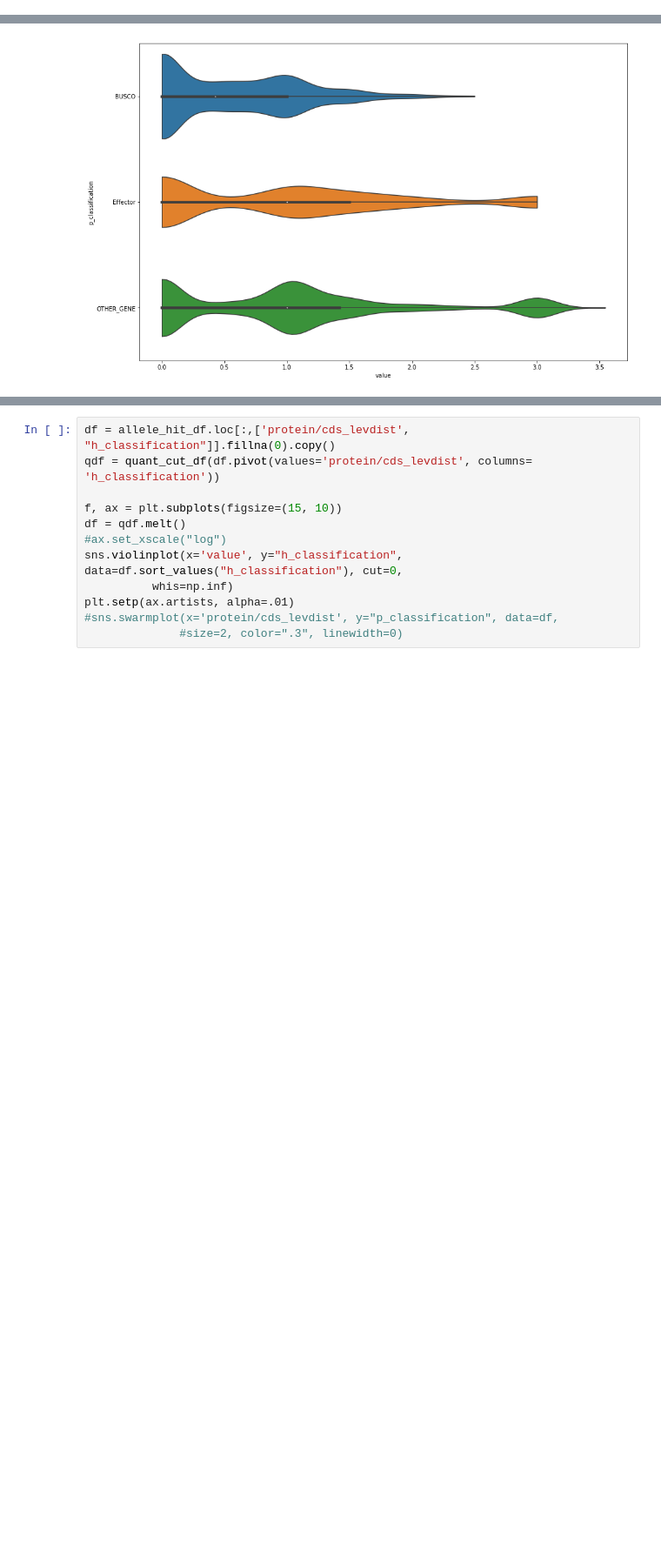
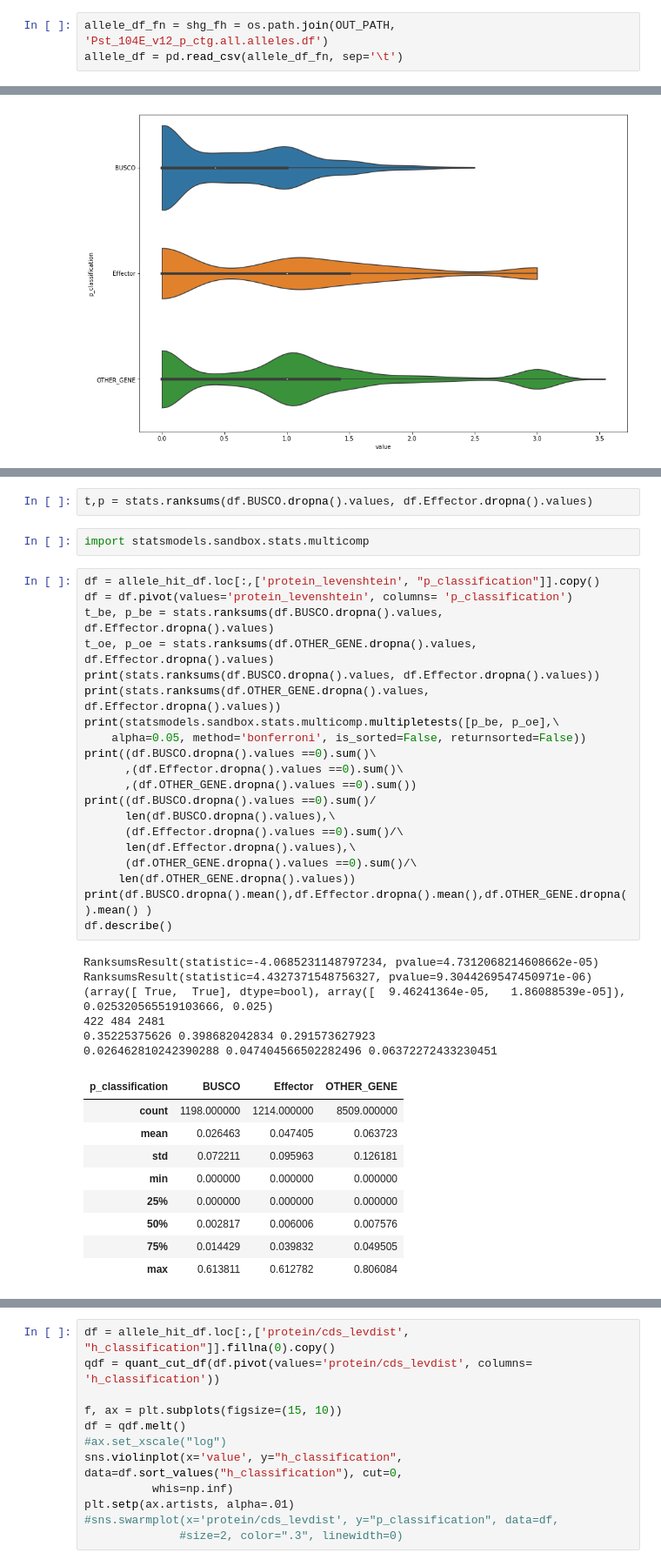
Before and after one commit to BenjaminSchwessinger/Pst_104E_analysis, a Jupyter notebook: Pst_104E_v12_post_allele_analysis_v02.ipynb, the cells around one changed output, grey strips where cells are left out. Shown at 87% size. Saved outputs shown, nothing was run; the diff lists cells and outputs as text; blank space fills up the shorter version.

Commit message:
for the post allele analysis we added some more tests levenhstein, and vdn00 distances between allele pairs including multiple testing corrections now

```diff
--- a/Pst_104E_v12_post_allele_analysis_v02.ipynb
+++ b/Pst_104E_v12_post_allele_analysis_v02.ipynb
@@ -1124,3 +1146,6 @@ allele_df.to_csv(allele_df_fn, sep='\t', index=None)
+# %%
+allele_df_fn = shg_fh = os.path.join(OUT_PATH, 'Pst_104E_v12_p_ctg.all.alleles.df')
+allele_df = pd.read_csv(allele_df_fn, sep='\t')
 # %%
 #now fuse the important columns to the allele blast dataframe
 allele_blast_df['folder'] = allele_blast_df['Query'] + '_' + allele_blast_df['Target']
@@ -1191,0 +1230,40 @@ plt.setp(ax.artists, alpha=.01)
+# %%
+t,p = stats.ranksums(df.BUSCO.dropna().values, df.Effector.dropna().values)
+# %%
+import statsmodels.sandbox.stats.multicomp
+# %%
+df = allele_hit_df.loc[:,['protein_levenshtein', "p_classification"]].copy()
+df = df.pivot(values='protein_levenshtein', columns= 'p_classification')
+t_be, p_be = stats.ranksums(df.BUSCO.dropna().values, df.Effector.dropna().values)
+t_oe, p_oe = stats.ranksums(df.OTHER_GENE.dropna().values, df.Effector.dropna().values)
+print(stats.ranksums(df.BUSCO.dropna().values, df.Effector.dropna().values))
+print(stats.ranksums(df.OTHER_GENE.dropna().values, df.Effector.dropna().values))
+print(statsmodels.sandbox.stats.multicomp.multipletests([p_be, p_oe],\
+    alpha=0.05, method='bonferroni', is_sorted=False, returnsorted=False))
+print((df.BUSCO.dropna().values ==0).sum()\
+      ,(df.Effector.dropna().values ==0).sum()\
+      ,(df.OTHER_GENE.dropna().values ==0).sum())
+print((df.BUSCO.dropna().values ==0).sum()/
+      len(df.BUSCO.dropna().values),\
+      (df.Effector.dropna().values ==0).sum()/\
+      len(df.Effector.dropna().values),\
+      (df.OTHER_GENE.dropna().values ==0).sum()/\
+     len(df.OTHER_GENE.dropna().values))
+print(df.BUSCO.dropna().mean(),df.Effector.dropna().mean(),df.OTHER_GENE.dropna().mean() )
+df.describe()
+# %% [output]
+RanksumsResult(statistic=-4.0685231148797234, pvalue=4.7312068214608662e-05)
+RanksumsResult(statistic=4.4327371548756327, pvalue=9.3044269547450971e-06)
+(array([ True,  True], dtype=bool), array([  9.46241364e-05,   1.86088539e-05]), 0.025320565519103666, 0.025)
+422 484 2481
+0.35225375626 0.398682042834 0.291573627923
+0.026462810242390288 0.047404566502282496 0.06372272433230451
+| p_classification | BUSCO | Effector | OTHER_GENE |
+| count | 1198.000000 | 1214.000000 | 8509.000000 |
+| mean | 0.026463 | 0.047405 | 0.063723 |
+| std | 0.072211 | 0.095963 | 0.126181 |
+| min | 0.000000 | 0.000000 | 0.000000 |
+| 25% | 0.000000 | 0.000000 | 0.000000 |
+| 50% | 0.002817 | 0.006006 | 0.007576 |
+| 75% | 0.014429 | 0.039832 | 0.049505 |
+| max | 0.613811 | 0.612782 | 0.806084 |
```
Also changed, not shown: parts of 37 cells of this notebook.
